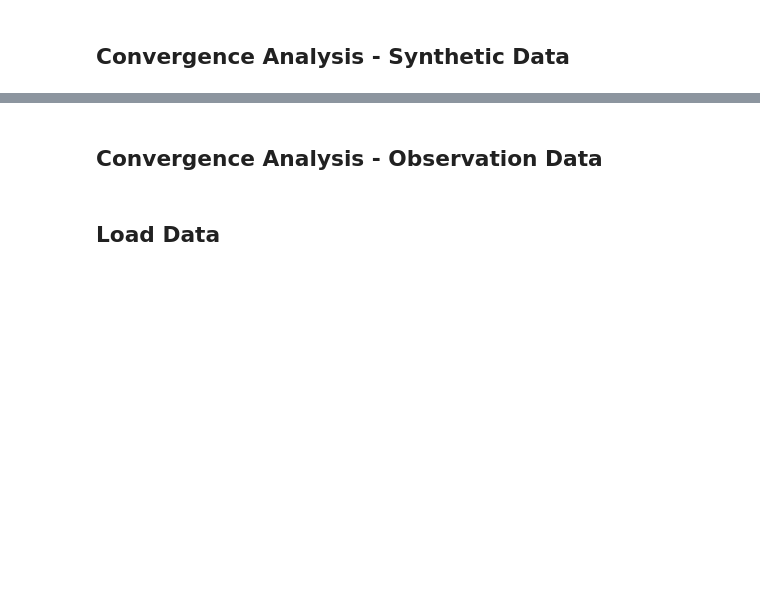
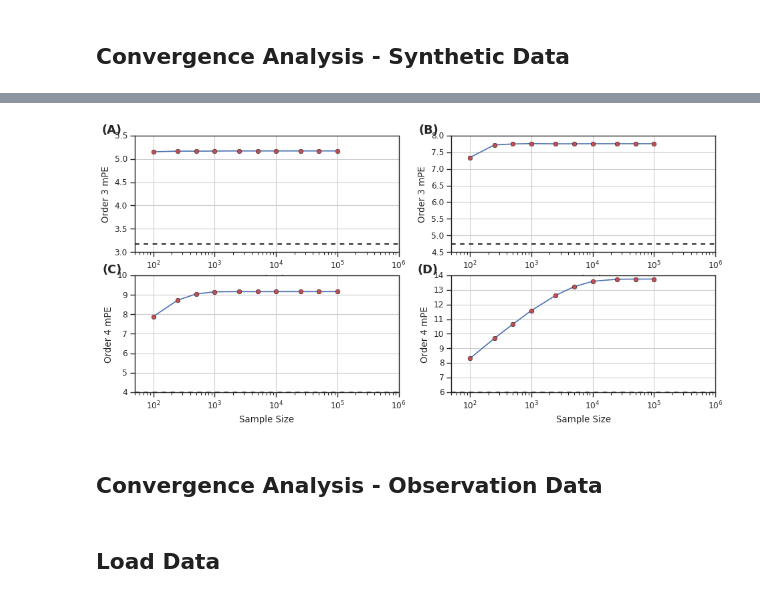
Before and after one commit to laporastrelli/Final_Year_Project, a Jupyter notebook: control_analysis/mPE_Covergence.ipynb, the cells around one changed output, grey strips where cells are left out. Saved outputs shown, nothing was run; the diff lists cells and outputs as text; code cells hidden in the pictures; blank space fills up the shorter version.

```diff
--- a/control_analysis/mPE_Covergence.ipynb
+++ b/control_analysis/mPE_Covergence.ipynb
@@ -32,4 +32,8 @@ from mpl_toolkits import mplot3d
 from scipy.spatial import distance
 from scipy.stats import entropy
 from mPE_ultis import integrand, ubble, array_list, permutation
+
+sns.set()
+sns.set_style("white")
+sns.set_style("ticks")
 # %% [markdown]
@@ -183,17 +187,31 @@ def mPE_(*argv):
 ## Convergence Analysis - Synthetic Data
 # %%
 # params
-orders = [3]
-# lengths = [6, 8, 10]
-sizes = [100, 250, 500, 1000, 2500, 5000, 10000, 25000, 50000, 100000, 500000]
+orders = [3, 4]
+n_PCs = [2, 3]
 bound_len = 5e06
-n_trials = 50
+n_trials = 20
 length_ = 10
 
-# convergence analysis over 20 trials, 3 dims and different lengths
-for n_PC in range(6,7):
-    for i, order in enumerate(orders):
-        # create fundamental unit for synthetic data
+cnt = 0
+fig, axs = plt.subplots(len(orders), len(n_PCs), figsize=(14, 6))
+
+labels = ['(A)', '(B)', '(C)', '(D)', '(E)', '(F)', '(G)', '(H)']
+
+
+# convergence analysis over 20 trials
+for i, order in enumerate(orders):
+
+    for j, n_PC in enumerate(n_PCs):
+
+        if n_PC >=4:
+            sizes = [100, 250, 500, 1000, 2500, 5000, 10000, 25000, 50000, 100000, 500000]
+        else:
+            sizes = [100, 250, 500, 1000, 2500, 5000, 10000, 25000, 50000, 100000]
+
+        H_bound = np.log2(mt.factorial(order)**n_PC)
+
+        ''' # create fundamental unit for synthetic data
         f_unit = np.random.rand(n_PC, length_)
 
         # calculating entropy bound using the entire trajectory length
@@ -212,7 +230,7 @@ for n_PC in range(6,7):
         print("CALCULATING ENTROPY BOUND")
         [H_bound, _] = mPE_(rand_traj, order)
         print("finished")
-        #######################################################################
+        #######################################################################'''
 
         # initialize sample entropy array
         sample_H = np.zeros((n_trials, len(sizes)))
@@ -220,7 +238,7 @@ for n_PC in range(6,7):
         for trial in range(n_trials):
             f_unit = np.random.rand(n_PC, length_)
 
-            for j, size in enumerate(sizes):
+            for jj, size in enumerate(sizes):
                 sample_traj = np.zeros((n_PC, size))
 
                 for iii in range(int(size/length_)):
@@ -235,26 +253,30 @@ for n_PC in range(6,7):
                 #######################################################################
                 # print("CALCULATING SAMPLE ENTROPY")
                 [H_sample, _] = mPE_(sample_traj, order)
-                sample_H[trial,j] = H_sample
+                sample_H[trial, jj] = H_sample
                 #######################################################################
 
-        path_out = '/rds/general/user/lr4617/home/4th_Year_Project/Final_Report/control_analysis/'
-        name_out = str(n_PC) + 'PC_' + str(order) + '_order_'
-        plt.figure()
-        plt.plot(sizes, np.mean(sample_H, axis=0))
-        plt.errorbar(sizes, np.mean(sample_H, axis=0), yerr=np.var(sample_H, axis=0), fmt="o", color="r")
-        plt.axhline(y=H_bound, color="black", linestyle="--")
-        plt.ylabel('order ' + str(order) + ' mPE')
-        plt.xlabel('sample size')
-        plt.xscale("log")
-        plt.xlim([50, 1e06])
+
+        axs[i, j].plot(sizes, np.mean(sample_H, axis=0))
+        axs[i, j].errorbar(sizes, np.mean(sample_H, axis=0), yerr=np.var(sample_H, axis=0), fmt="o", color="r")
+        axs[i, j].axhline(y=H_bound, color="black", linestyle="--")
+        axs[i, j].set_ylabel('Order ' + str(order) + ' mPE')
+        axs[i, j].set_xlabel('Sample Size')
+        axs[i, j].set_xscale("log")
+        axs[i, j].set_xlim([50, 1e06])
+
         x_min, x_max, y_min, y_max = plt.axis()
         if y_max - y_min < 0.3:
-            plt.ylim([H_bound - 0.3,  + H_bound + 0.1])
-        if n_PC == 1:
-            plt.title(str(n_PC) + ' Principal Component')
-        else:
-            plt.title(str(n_PC) + ' Principal Components')
-        plt.grid()
-        plt.show
-        plt.savefig(path_out +  name_out  + ".png")
+            axs[i][j].set_ylim([H_bound - 0.3,  + H_bound + 0.1])
+
+        axs[i, j].grid()
+        axs[i, j].text(-0.05, 1.1, labels[cnt], transform=axs[i, j].transAxes, fontsize=16, fontweight='bold', va='top', ha='right')
+
+        cnt += 1
+
+        print('finished')
+
+name_out = 'bias_reduction'
+path_out = '/rds/general/user/lr4617/home/4th_Year_Project/Final_Report/control_analysis/'
+plt.savefig(path_out +  name_out  + ".png")
+# %% [output]
@@ -261,3 +287,4 @@ for n_PC in range(6,7):
+[figure, added]
 # %% [markdown]
 ## Convergence Analysis - Observation Data
 # %% [markdown]
```
Also changed, not shown: parts of 2 cells of this notebook, 13 other files.
